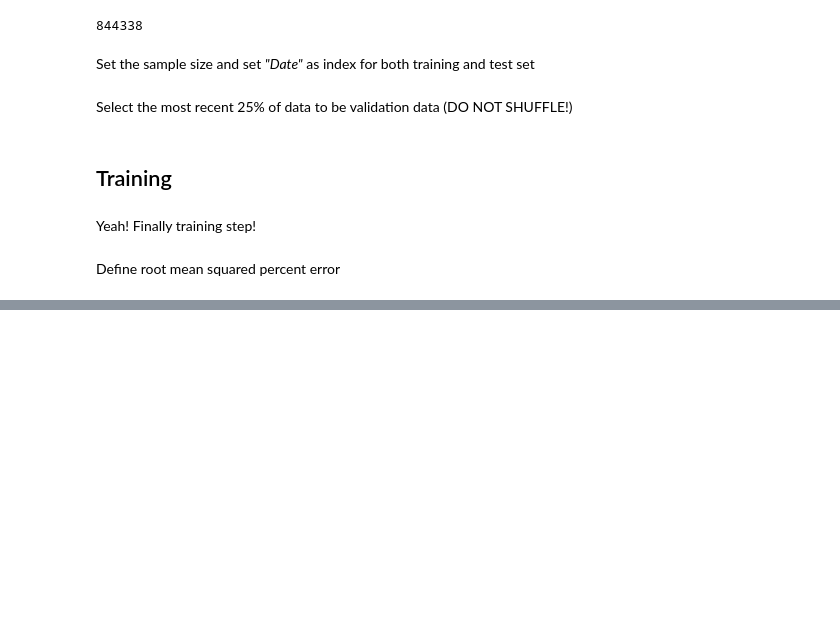
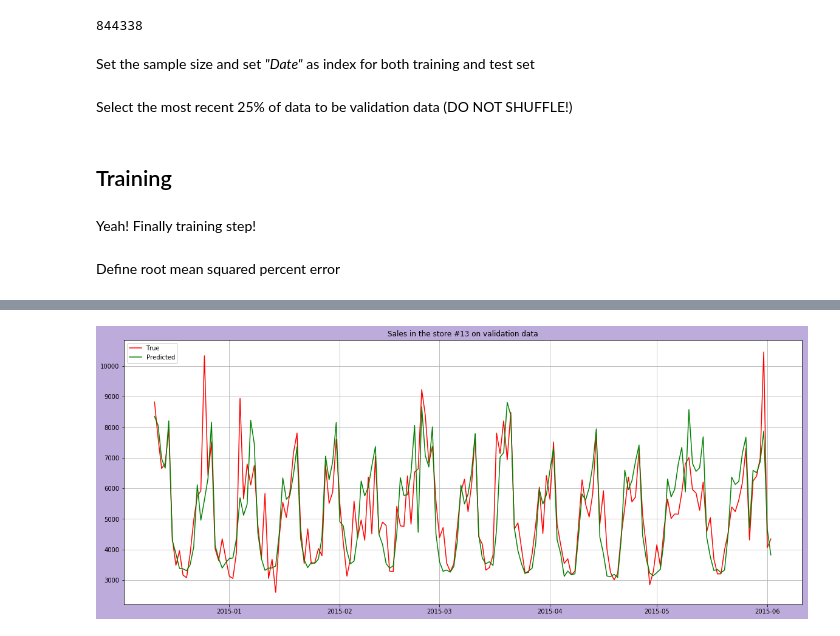
Before and after one commit to yuriimchg/Machine-Learning-sandbox, a Jupyter notebook: fastai/rossmann_kaggle.ipynb, the cells around one changed output, grey strips where cells are left out. Saved outputs shown, nothing was run; the diff lists cells and outputs as text; code cells hidden in the pictures; blank space fills up the shorter version.

```diff
--- a/fastai/rossmann_kaggle.ipynb
+++ b/fastai/rossmann_kaggle.ipynb
@@ -668,0 +679,16 @@ m.score(X_train, y_train), m.score(X_val, y_val), m.oob_score_, exp_rmspe(preds,
+# %%
+y_pred_plot = preds[np.where(X_val["Store"] == 13)[0]]
+y_val_plot = y_val[np.where(X_val["Store"] == 13)[0]]
+# %%
+arg = pd.date_range(X_val.index.min(), X_val.index.max())[:len(y_pred_plot)]
+plt.figure(figsize=(20,8), facecolor='#bcabdb')
+plt.grid()
+plt.title("Sales in the store #13 on validation data")
+
+plt.plot(arg, y_val_plot, c='r')
+plt.plot(arg, y_pred_plot, c='g')
+plt.legend(["True", "Predicted"])
+
+plt.show()
+# %% [output]
+[figure, added]
```
Also changed, not shown: parts of 9 cells of this notebook.
